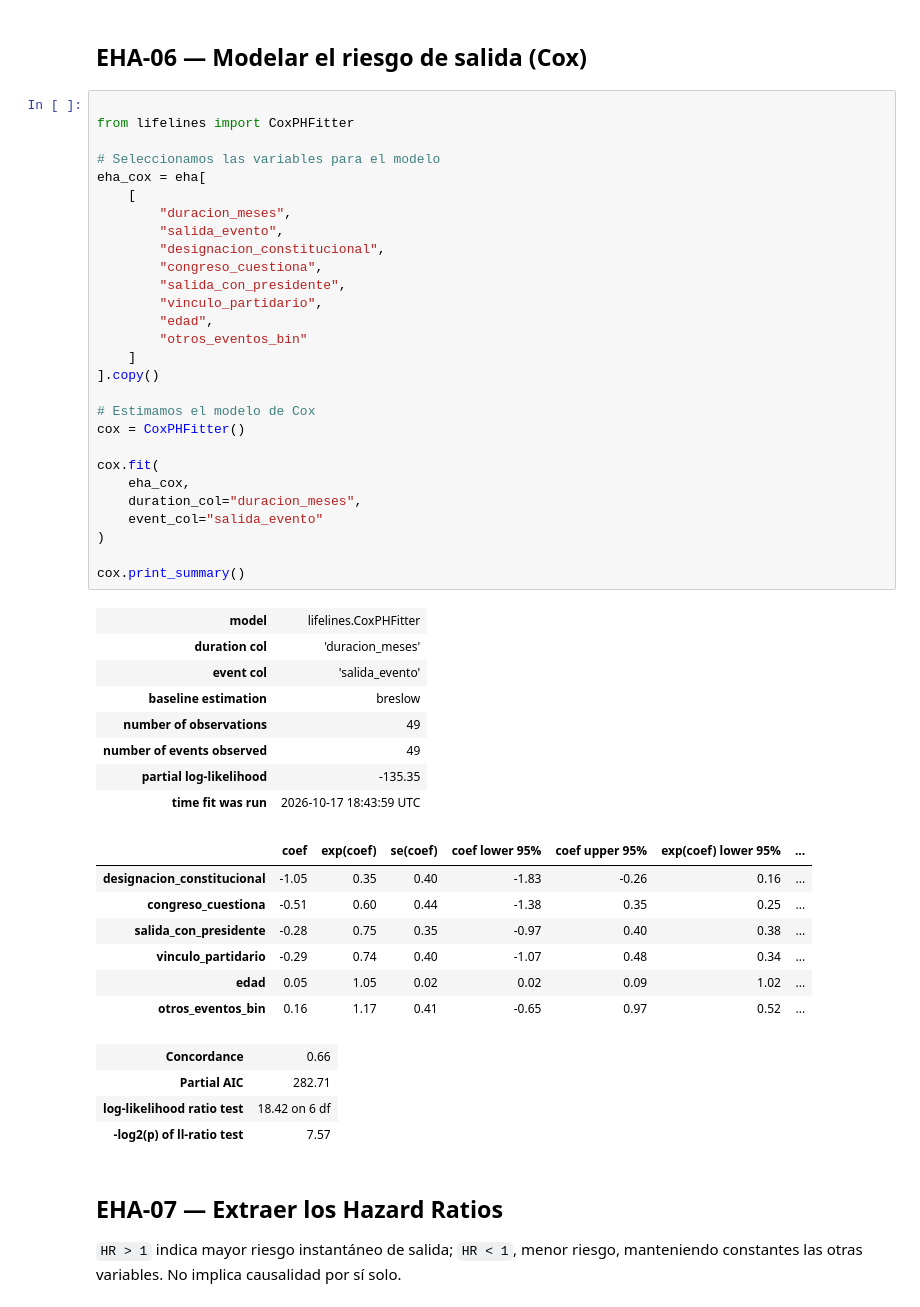
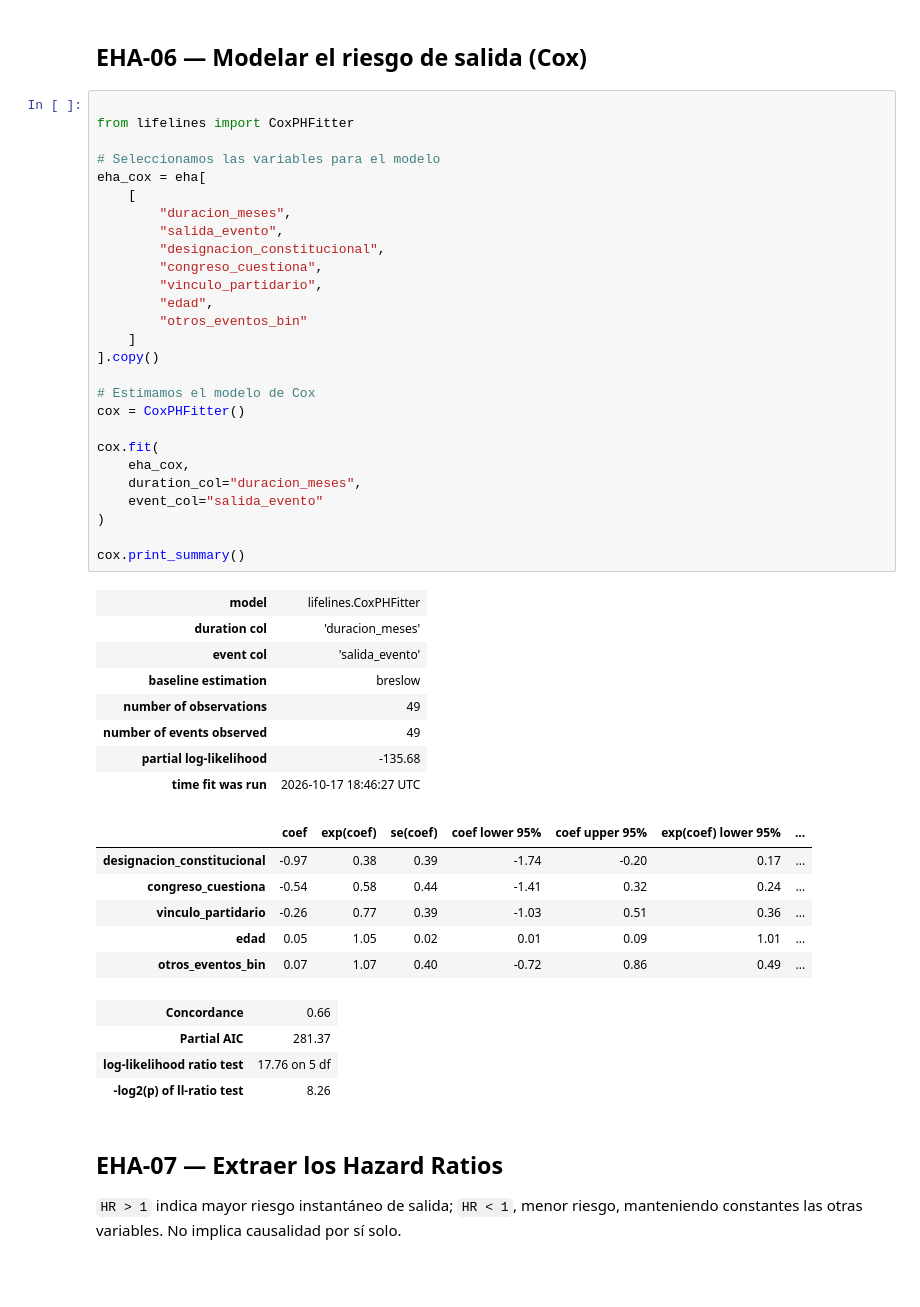
Before and after one commit to estefania-apaza/DocSM-Uribe, a Jupyter notebook: 02_EHA_GitHub_DocSM_Uribe.ipynb, the cells around one changed output. Drawn from its saved outputs; the diff is of its cells as text; blank space fills up the shorter version.

```diff
--- a/02_EHA_GitHub_DocSM_Uribe.ipynb
+++ b/02_EHA_GitHub_DocSM_Uribe.ipynb
@@ -128,46 +128,44 @@ from lifelines import CoxPHFitter
 eha_cox = eha[
     [
         "duracion_meses",
         "salida_evento",
         "designacion_constitucional",
         "congreso_cuestiona",
-        "salida_con_presidente",
         "vinculo_partidario",
         "edad",
         "otros_eventos_bin"
     ]
 ].copy()
 
 # Estimamos el modelo de Cox
 cox = CoxPHFitter()
 
 cox.fit(
     eha_cox,
     duration_col="duracion_meses",
     event_col="salida_evento"
 )
 
 cox.print_summary()
 # %% [output]
 | model | lifelines.CoxPHFitter |
 | duration col | 'duracion_meses' |
 | event col | 'salida_evento' |
 | baseline estimation | breslow |
 | number of observations | 49 |
 | number of events observed | 49 |
-| partial log-likelihood | -135.35 |
-| time fit was run | 2026-10-17 18:43:59 UTC |
+| partial log-likelihood | -135.68 |
+| time fit was run | 2026-10-17 18:46:27 UTC |
 |  | coef | exp(coef) | se(coef) | coef lower 95% | coef upper 95% | exp(coef) lower 95% | ... |
-| designacion_constitucional | -1.05 | 0.35 | 0.40 | -1.83 | -0.26 | 0.16 | ... |
-| congreso_cuestiona | -0.51 | 0.60 | 0.44 | -1.38 | 0.35 | 0.25 | ... |
-| salida_con_presidente | -0.28 | 0.75 | 0.35 | -0.97 | 0.40 | 0.38 | ... |
-| vinculo_partidario | -0.29 | 0.74 | 0.40 | -1.07 | 0.48 | 0.34 | ... |
-| edad | 0.05 | 1.05 | 0.02 | 0.02 | 0.09 | 1.02 | ... |
-| otros_eventos_bin | 0.16 | 1.17 | 0.41 | -0.65 | 0.97 | 0.52 | ... |
+| designacion_constitucional | -0.97 | 0.38 | 0.39 | -1.74 | -0.20 | 0.17 | ... |
+| congreso_cuestiona | -0.54 | 0.58 | 0.44 | -1.41 | 0.32 | 0.24 | ... |
+| vinculo_partidario | -0.26 | 0.77 | 0.39 | -1.03 | 0.51 | 0.36 | ... |
+| edad | 0.05 | 1.05 | 0.02 | 0.01 | 0.09 | 1.01 | ... |
+| otros_eventos_bin | 0.07 | 1.07 | 0.40 | -0.72 | 0.86 | 0.49 | ... |
 | Concordance | 0.66 |
-| Partial AIC | 282.71 |
-| log-likelihood ratio test | 18.42 on 6 df |
-| -log2(p) of ll-ratio test | 7.57 |
+| Partial AIC | 281.37 |
+| log-likelihood ratio test | 17.76 on 5 df |
+| -log2(p) of ll-ratio test | 8.26 |
 # %% [markdown]
 ## EHA-07 — Extraer los Hazard Ratios
 
```
Also changed, not shown: parts of 1 cell of this notebook.
